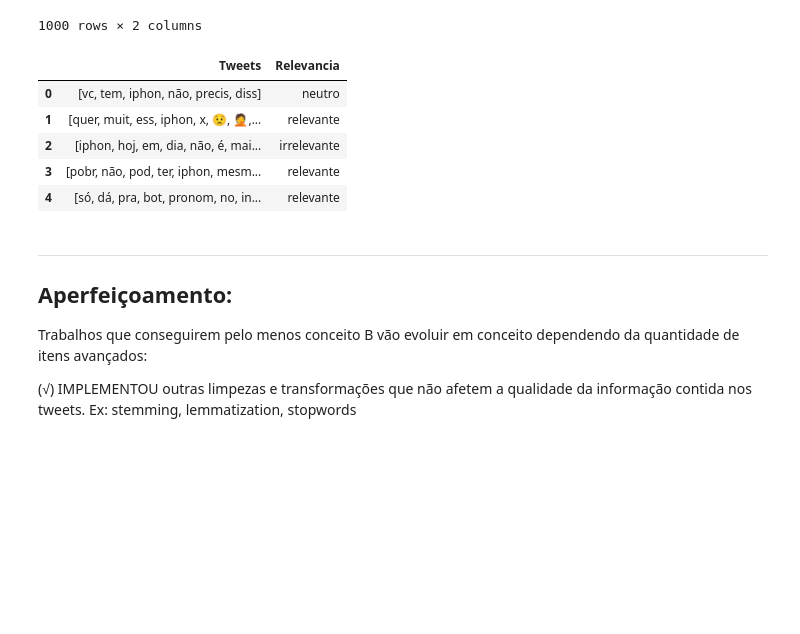
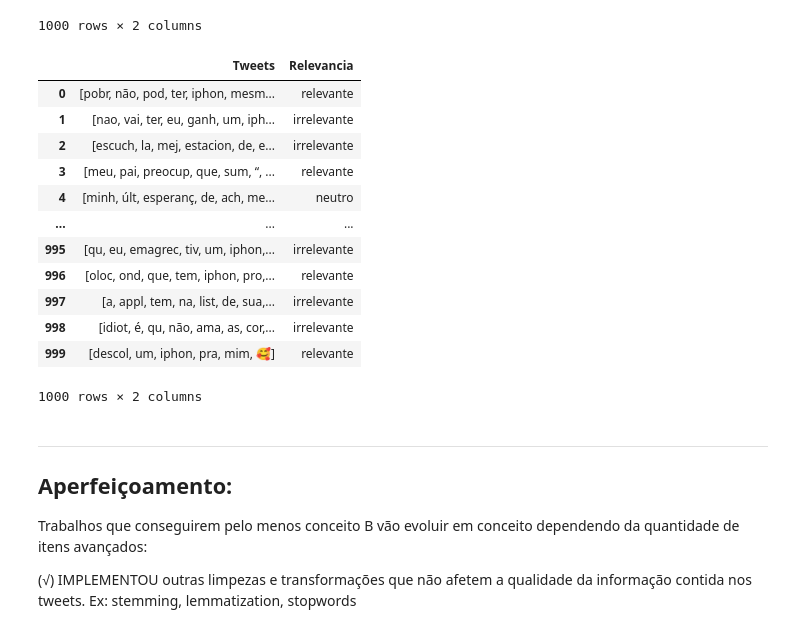
Before and after one commit to G3mha/does-Twitter-like-iPhone, a Jupyter notebook: Projeto1_Layout_Classificador.ipynb, the cells around one changed output. Cells and saved outputs as stored; diff of their text form; code cells hidden in the pictures; blank space fills up the shorter version.

```diff
--- a/Projeto1_Layout_Classificador.ipynb
+++ b/Projeto1_Layout_Classificador.ipynb
@@ -359,22 +359,29 @@ df_complete
 # %%
 # recriando as categorias classificativas
 
 new_relevancia = []
 for r in df_complete.Relevancia:
     if r == "muito irrelevante":
         r = "irrelevante"
     if r == "muito relevante":
         r = "relevante"
     new_relevancia.append(r)
 df_complete["Relevancia"] = new_relevancia
-df_complete.head()
+df_complete
 # %% [output]
 |  | Tweets | Relevancia |
-| 0 | [vc, tem, iphon, não, precis, diss] | neutro |
-| 1 | [quer, muit, ess, iphon, x, 😟, 🤦,... | relevante |
-| 2 | [iphon, hoj, em, dia, não, é, mai... | irrelevante |
-| 3 | [pobr, não, pod, ter, iphon, mesm... | relevante |
-| 4 | [só, dá, pra, bot, pronom, no, in... | relevante |
+| 0 | [pobr, não, pod, ter, iphon, mesm... | relevante |
+| 1 | [nao, vai, ter, eu, ganh, um, iph... | irrelevante |
+| 2 | [escuch, la, mej, estacion, de, e... | irrelevante |
+| 3 | [meu, pai, preocup, que, sum, “, ... | relevante |
+| 4 | [minh, últ, esperanç, de, ach, me... | neutro |
+| ... | ... | ... |
+| 995 | [qu, eu, emagrec, tiv, um, iphon,... | irrelevante |
+| 996 | [oloc, ond, que, tem, iphon, pro,... | relevante |
+| 997 | [a, appl, tem, na, list, de, sua,... | irrelevante |
+| 998 | [idiot, é, qu, não, ama, as, cor,... | irrelevante |
+| 999 | [descol, um, iphon, pra, mim, 🥰] | relevante |
+1000 rows × 2 columns
 # %%
 # construindo classificador
 categorias = ['irrelevante','neutro', 'relevante']
```
